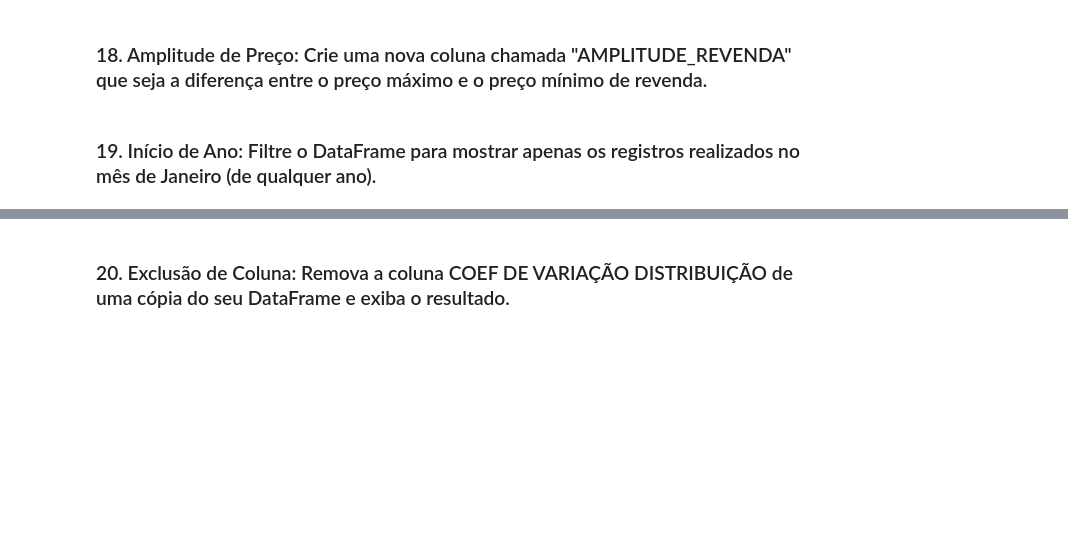
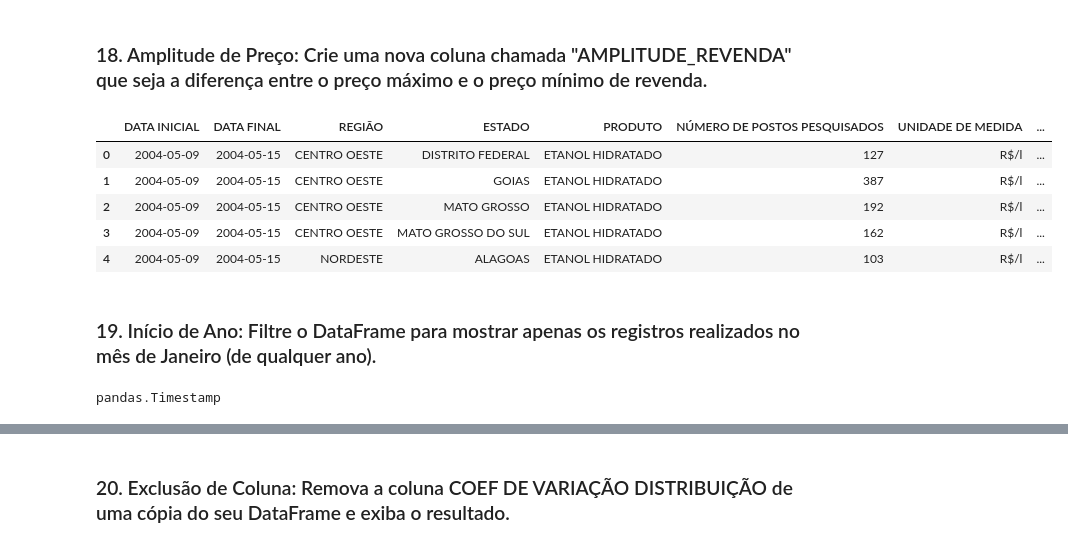
Before and after one commit to eumarianamota/data-science-studies, a Jupyter notebook: modulo-6/ex-01/exercises-4.ipynb, the cells around one changed output, grey strips where cells are left out. Drawn from its saved outputs; the diff is of its cells as text; code cells hidden in the pictures; blank space fills up the shorter version.

```diff
--- a/modulo-6/ex-01/exercises-4.ipynb
+++ b/modulo-6/ex-01/exercises-4.ipynb
@@ -223,4 +262,15 @@ memory usage: 18.4 MB
 # %% [markdown]
 ### 18. Amplitude de Preço: Crie uma nova coluna chamada "AMPLITUDE_REVENDA" que seja a diferença entre o preço máximo e o preço mínimo de revenda.
+# %%
+df["AMPLITUDE REVENDA"] = df["PREÇO MÁXIMO REVENDA"] - df["PREÇO MÍNIMO REVENDA"]
+# %%
+df.head()
+# %% [output]
+|  | DATA INICIAL | DATA FINAL | REGIÃO | ESTADO | PRODUTO | NÚMERO DE POSTOS PESQUISADOS | UNIDADE DE MEDIDA | ... |
+| 0 | 2004-05-09 | 2004-05-15 | CENTRO OESTE | DISTRITO FEDERAL | ETANOL HIDRATADO | 127 | R$/l | ... |
+| 1 | 2004-05-09 | 2004-05-15 | CENTRO OESTE | GOIAS | ETANOL HIDRATADO | 387 | R$/l | ... |
+| 2 | 2004-05-09 | 2004-05-15 | CENTRO OESTE | MATO GROSSO | ETANOL HIDRATADO | 192 | R$/l | ... |
+| 3 | 2004-05-09 | 2004-05-15 | CENTRO OESTE | MATO GROSSO DO SUL | ETANOL HIDRATADO | 162 | R$/l | ... |
+| 4 | 2004-05-09 | 2004-05-15 | NORDESTE | ALAGOAS | ETANOL HIDRATADO | 103 | R$/l | ... |
 # %% [markdown]
 ### 19. Início de Ano: Filtre o DataFrame para mostrar apenas os registros realizados no mês de Janeiro (de qualquer ano).
@@ -226,0 +279,4 @@ memory usage: 18.4 MB
+# %%
+type(df["DATA INICIAL"][3])
+# %% [output]
+pandas.Timestamp
```
Also changed, not shown: parts of 14 cells of this notebook, 1 other file.
